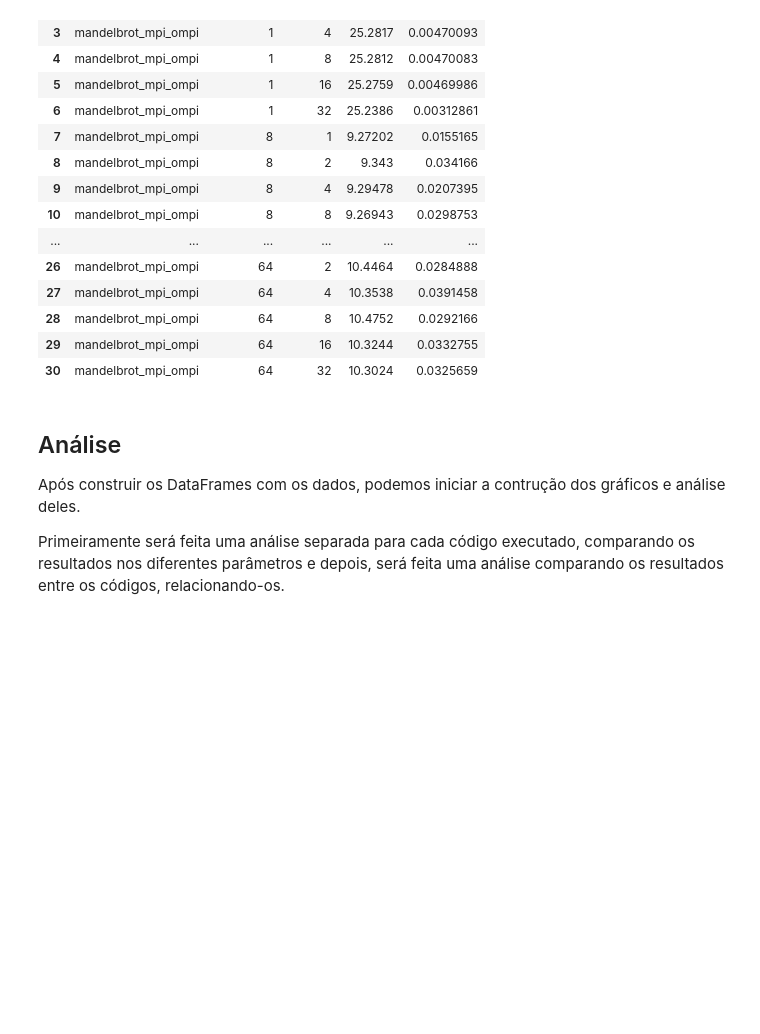
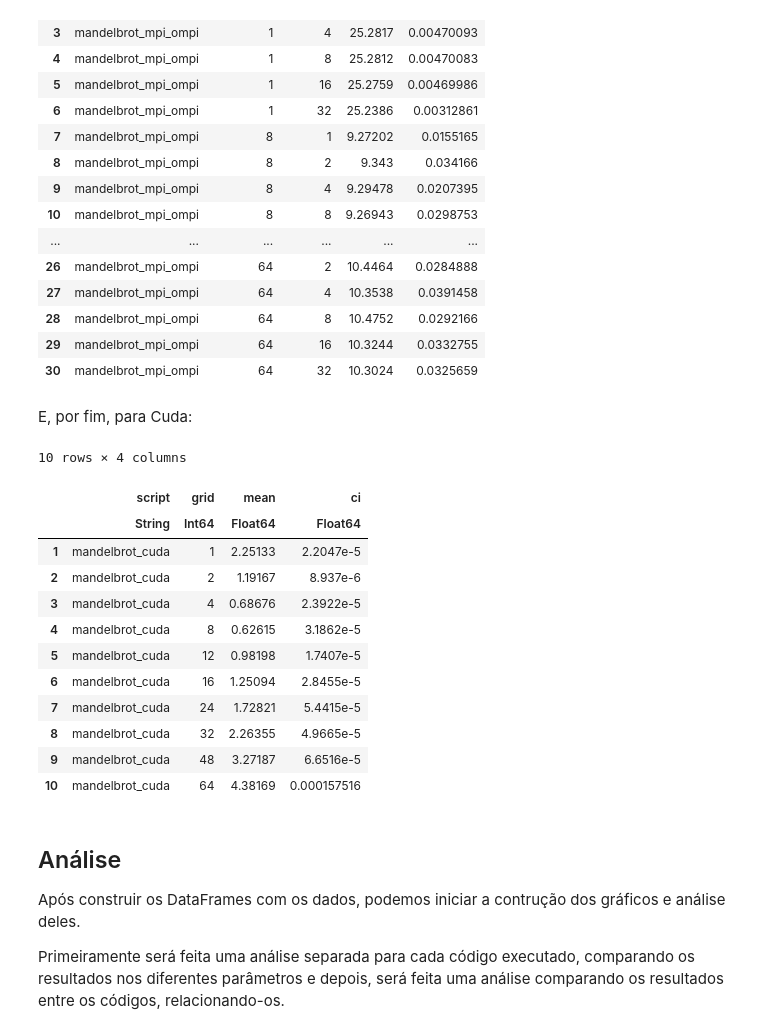
Before and after one commit to yurickyh/MAC0219, a Jupyter notebook: EP2/EP2.ipynb, the cells around one changed output. Drawn from its saved outputs; the diff is of its cells as text; code cells hidden in the pictures; blank space fills up the shorter version.

Commit message:
Add cuda csv and chart
Signed-off-by: Lucas Nagamine <lucas_nagamine@intuit.com>

```diff
--- a/EP2/EP2.ipynb
+++ b/EP2/EP2.ipynb
@@ -331,3 +331,5 @@ df_mpi_ompi = CSV.read("results_mpi_ompi.csv")
 | 28 | mandelbrot_mpi_ompi | 64 | 8 | 10.4752 | 0.0292166 |
 | 29 | mandelbrot_mpi_ompi | 64 | 16 | 10.3244 | 0.0332755 |
 | 30 | mandelbrot_mpi_ompi | 64 | 32 | 10.3024 | 0.0325659 |
+# %% [markdown]
+E, por fim, para Cuda:
@@ -334,3 +373,21 @@ df_mpi_ompi = CSV.read("results_mpi_ompi.csv")
+# %%
+using CSV
+
+df_cuda = CSV.read("results_cuda.csv")
+# %% [output]
+10 rows × 4 columns
+|  | script | grid | mean | ci |
+|  | String | Int64 | Float64 | Float64 |
+| 1 | mandelbrot_cuda | 1 | 2.25133 | 2.2047e-5 |
+| 2 | mandelbrot_cuda | 2 | 1.19167 | 8.937e-6 |
+| 3 | mandelbrot_cuda | 4 | 0.68676 | 2.3922e-5 |
+| 4 | mandelbrot_cuda | 8 | 0.62615 | 3.1862e-5 |
+| 5 | mandelbrot_cuda | 12 | 0.98198 | 1.7407e-5 |
+| 6 | mandelbrot_cuda | 16 | 1.25094 | 2.8455e-5 |
+| 7 | mandelbrot_cuda | 24 | 1.72821 | 5.4415e-5 |
+| 8 | mandelbrot_cuda | 32 | 2.26355 | 4.9665e-5 |
+| 9 | mandelbrot_cuda | 48 | 3.27187 | 6.6516e-5 |
+| 10 | mandelbrot_cuda | 64 | 4.38169 | 0.000157516 |
 # %% [markdown]
 ## Análise
 
```
Also changed, not shown: parts of 3 cells of this notebook, 1 other file.
